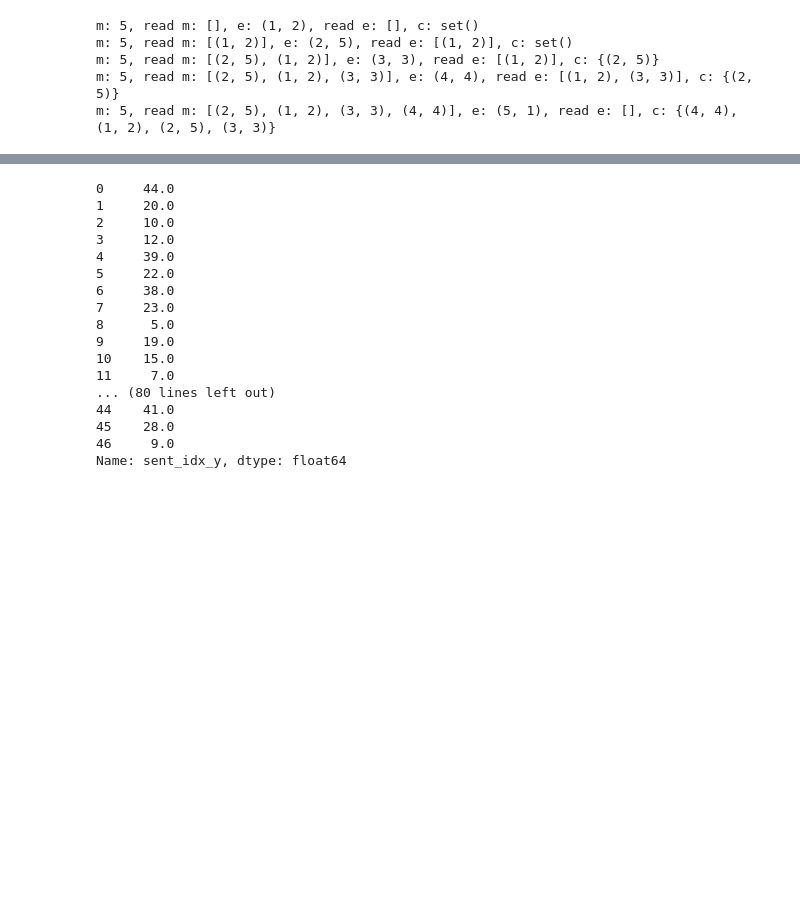
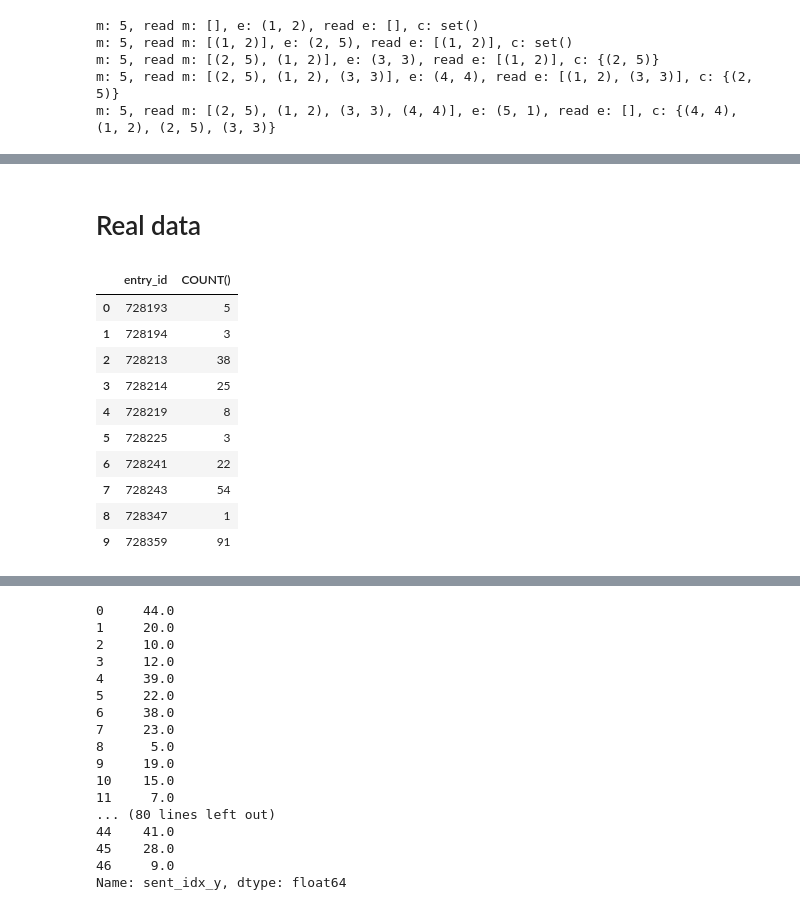
Before and after one commit to alex2awesome/edit-pathways, a Jupyter notebook: notebooks/2021-06-08__analyse-spark-output-dbs.ipynb, the cells around one changed output, grey strips where cells are left out. Cells and saved outputs as stored; diff of their text form; code cells hidden in the pictures; blank space fills up the shorter version.

```diff
--- a/notebooks/2021-06-08__analyse-spark-output-dbs.ipynb
+++ b/notebooks/2021-06-08__analyse-spark-output-dbs.ipynb
@@ -243,0 +276,21 @@ r
+# %% [markdown]
+# Real data
+# %%
+pd.read_sql('''
+    SELECT ENTRY_ID, COUNT() FROM MATCHED_SENTENCES
+    WHERE SENT_IDX_X <> SENT_IDX_Y
+    GROUP BY ENTRY_ID
+    LIMIT 10
+''', con=con)
+# %% [output]
+|  | entry_id | COUNT() |
+| 0 | 728193 | 5 |
+| 1 | 728194 | 3 |
+| 2 | 728213 | 38 |
+| 3 | 728214 | 25 |
+| 4 | 728219 | 8 |
+| 5 | 728225 | 3 |
+| 6 | 728241 | 22 |
+| 7 | 728243 | 54 |
+| 8 | 728347 | 1 |
+| 9 | 728359 | 91 |
```
Also changed, not shown: parts of 10 cells of this notebook.
